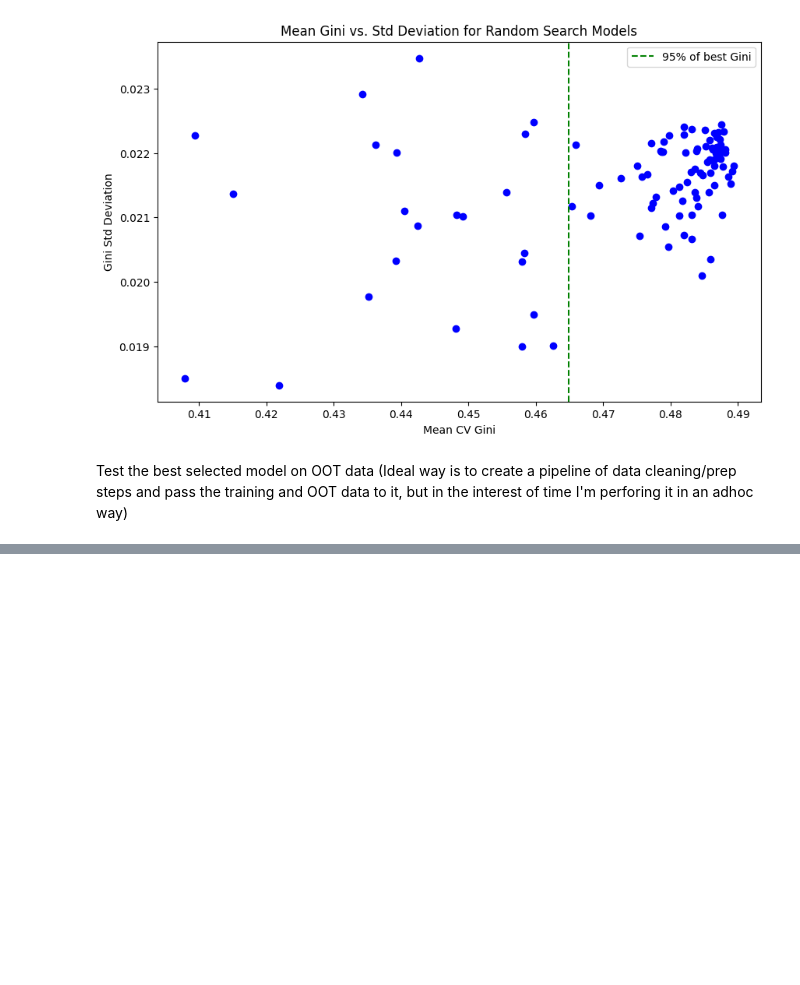
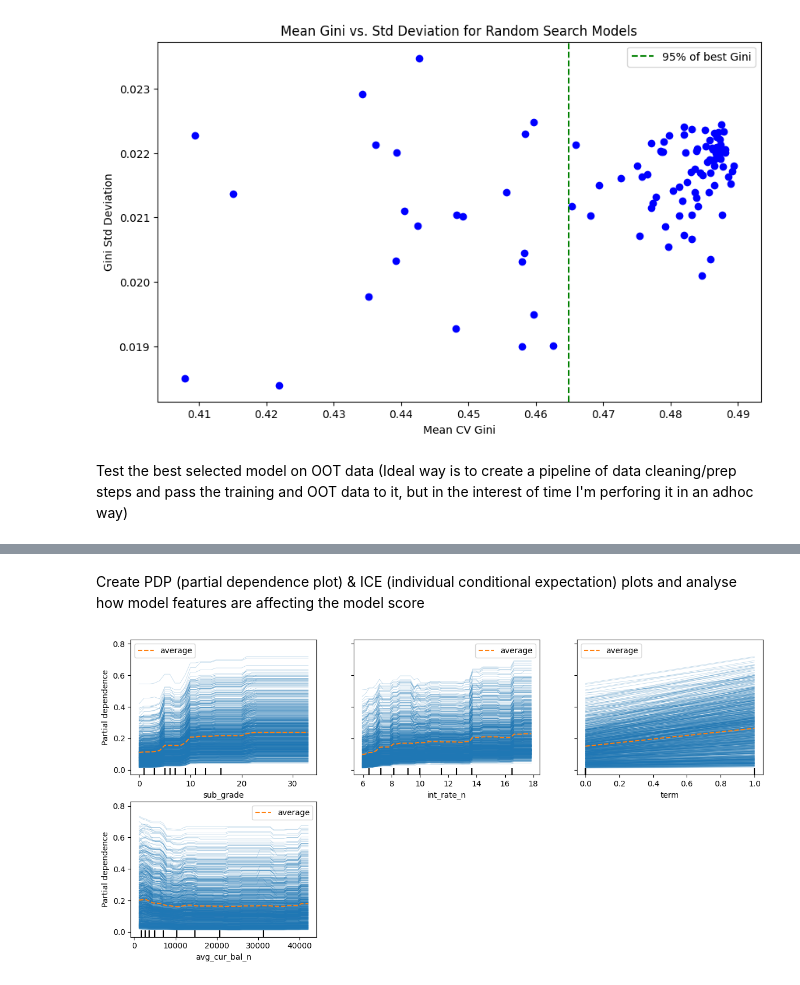
Before and after one commit to linkvarun/credit, a Jupyter notebook: xgboost_credit.ipynb, the cells around one changed output, grey strips where cells are left out. Saved outputs shown, nothing was run; the diff lists cells and outputs as text; code cells hidden in the pictures; blank space fills up the shorter version.

```diff
--- a/xgboost_credit.ipynb
+++ b/xgboost_credit.ipynb
@@ -672,0 +728,25 @@ Accuracy: 0.7488
+# %% [markdown]
+Create PDP (partial dependence plot) & ICE (individual conditional expectation) plots and analyse how model features are affecting the model score
+# %%
+feature_names = X.columns.tolist()
+
+# Features you want to analyse
+features_to_plot = ['sub_grade', 'int_rate_n','term','avg_cur_bal_n']
+
+# Plot PDP and ICE together
+fig, ax = plt.subplots(figsize=(12, 6))
+PartialDependenceDisplay.from_estimator(
+    final_model,
+    X,
+    features=features_to_plot,
+    kind="both",       # 'average' for PDP only, 'individual' for ICE only, 'both' for both
+    subsample=1000,    # for ICE: plot on a random 1000 records
+    grid_resolution=50,
+    feature_names=feature_names,
+    n_jobs=-1,
+    ax=ax
+)
+plt.tight_layout()
+plt.show()
+# %% [output]
+[figure, added]
```
Also changed, not shown: parts of 22 cells of this notebook, 3 other files.
